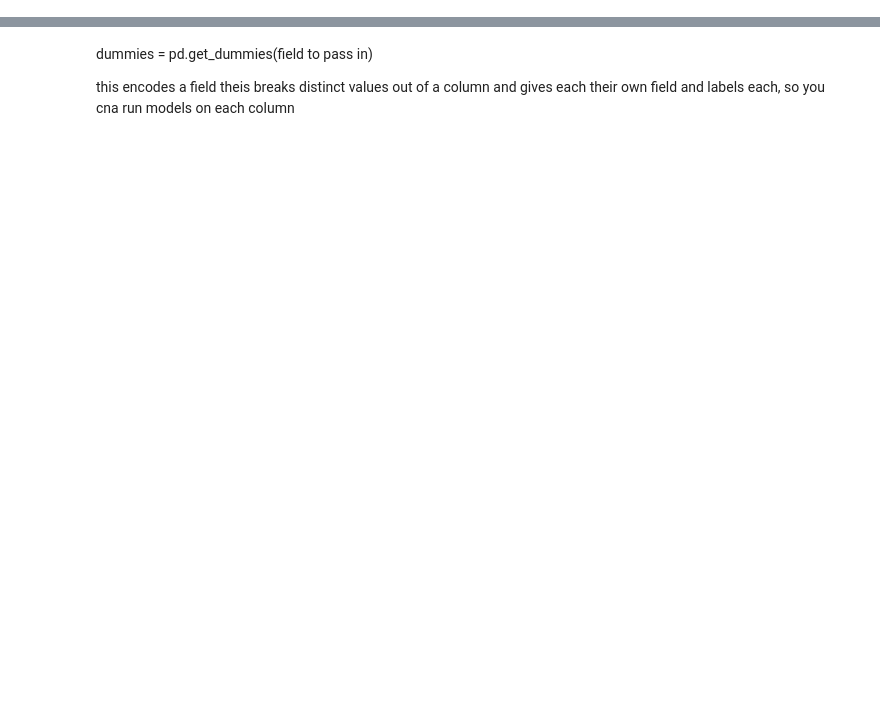
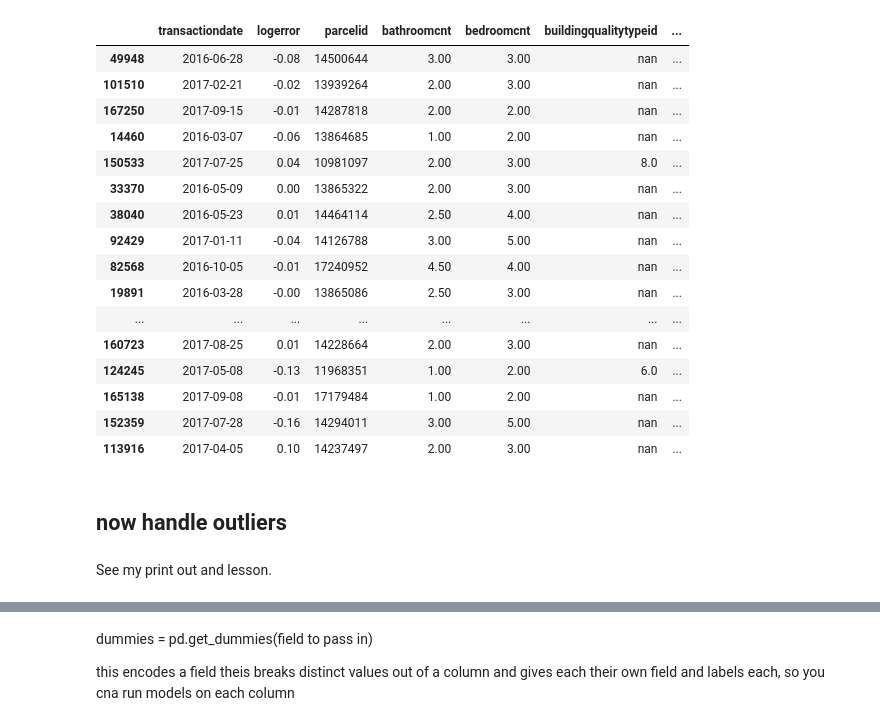
Before and after one commit to HackneyChad/clustering, a Jupyter notebook: clustering_exercises.ipynb, the cells around one changed output, grey strips where cells are left out. Drawn from its saved outputs; the diff is of its cells as text; code cells hidden in the pictures; blank space fills up the shorter version.

```diff
--- a/clustering_exercises.ipynb
+++ b/clustering_exercises.ipynb
@@ -28,0 +102,20 @@ pd.set_option('display.width', 1000)
+# %%
+df_zillow_total.sample(100)
+# %% [output]
+|  | transactiondate | logerror | parcelid | bathroomcnt | bedroomcnt | buildingqualitytypeid | ... |
+| 49948 | 2016-06-28 | -0.08 | 14500644 | 3.00 | 3.00 | nan | ... |
+| 101510 | 2017-02-21 | -0.02 | 13939264 | 2.00 | 3.00 | nan | ... |
+| 167250 | 2017-09-15 | -0.01 | 14287818 | 2.00 | 2.00 | nan | ... |
+| 14460 | 2016-03-07 | -0.06 | 13864685 | 1.00 | 2.00 | nan | ... |
+| 150533 | 2017-07-25 | 0.04 | 10981097 | 2.00 | 3.00 | 8.0 | ... |
+| 33370 | 2016-05-09 | 0.00 | 13865322 | 2.00 | 3.00 | nan | ... |
+| 38040 | 2016-05-23 | 0.01 | 14464114 | 2.50 | 4.00 | nan | ... |
+| 92429 | 2017-01-11 | -0.04 | 14126788 | 3.00 | 5.00 | nan | ... |
+| 82568 | 2016-10-05 | -0.01 | 17240952 | 4.50 | 4.00 | nan | ... |
+| 19891 | 2016-03-28 | -0.00 | 13865086 | 2.50 | 3.00 | nan | ... |
+| ... | ... | ... | ... | ... | ... | ... | ... |
+| 160723 | 2017-08-25 | 0.01 | 14228664 | 2.00 | 3.00 | nan | ... |
+| 124245 | 2017-05-08 | -0.13 | 11968351 | 1.00 | 2.00 | 6.0 | ... |
+| 165138 | 2017-09-08 | -0.01 | 17179484 | 1.00 | 2.00 | nan | ... |
+| 152359 | 2017-07-28 | -0.16 | 14294011 | 3.00 | 5.00 | nan | ... |
+| 113916 | 2017-04-05 | 0.10 | 14237497 | 2.00 | 3.00 | nan | ... |
@@ -28,0 +124,4 @@ pd.set_option('display.width', 1000)
+# %% [markdown]
+## now handle outliers
+# %% [markdown]
+See my print out and lesson.
```
Also changed, not shown: parts of 34 cells of this notebook, 1 other file.
